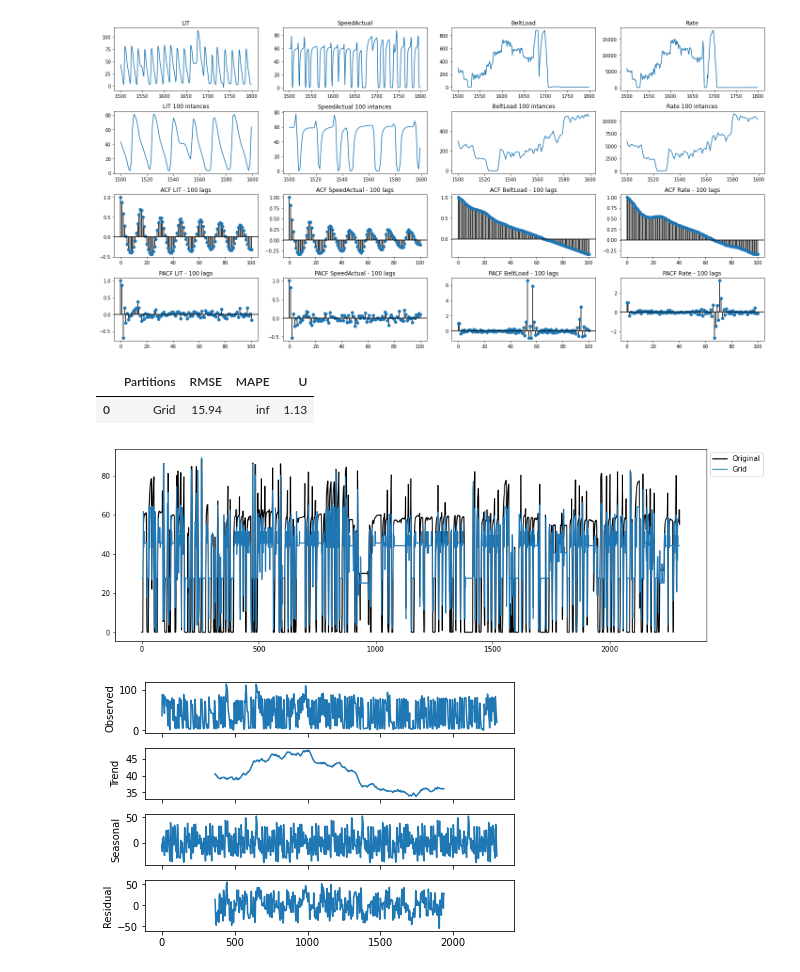
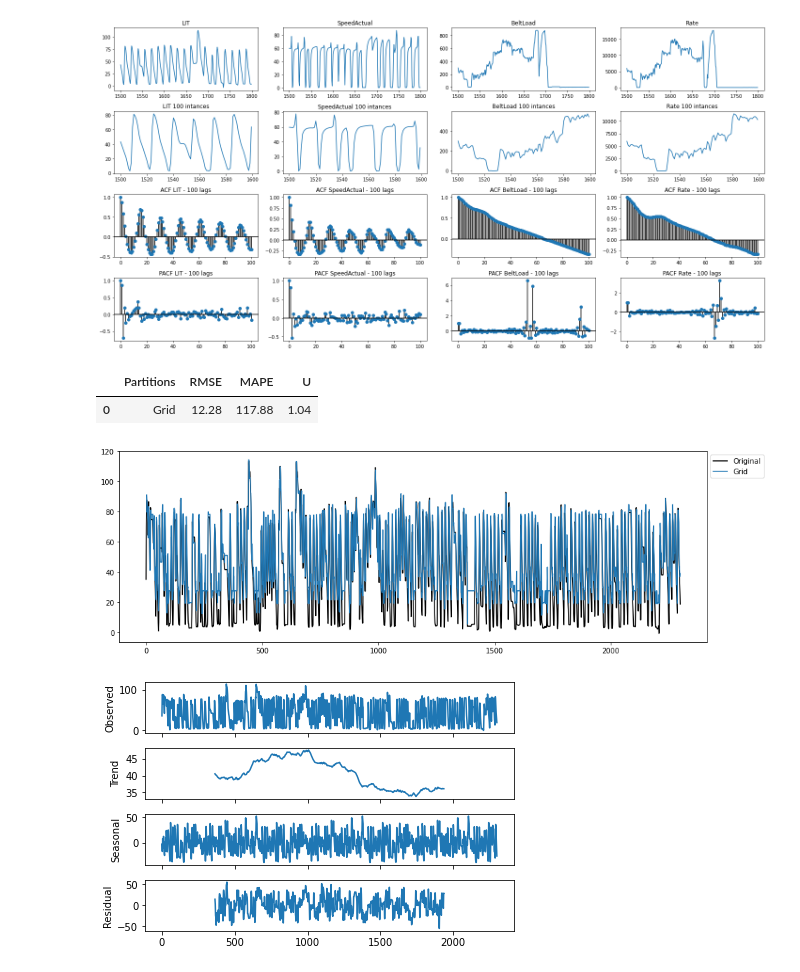
Before and after one commit to gabrielvinicios02/ExperimentsMultivariate, a Jupyter notebook: ClassificadorXGBoost.ipynb, the cells around one changed output. Cells and saved outputs as stored; diff of their text form; code cells hidden in the pictures.

```diff
--- a/ClassificadorXGBoost.ipynb
+++ b/ClassificadorXGBoost.ipynb
@@ -271,36 +271,36 @@ metodos = [Grid.GridPartitioner]#, Entropy.EntropyPartitioner, CMeans.CMeansPart
 k = 30
 
 rows = []
 
-y1=np.asarray(datasets1['SpeedActual'])
+y1=np.asarray(datasets1['LIT'])
 
 fig, ax = plt.subplots(nrows=1, ncols=1,figsize=[15,5])
 
 ax.plot(y1, label='Original',color='black')
 
 for contador, metodo in enumerate(metodos):
   part = metodo(data=y1, npart=k)
   model = hofts.HighOrderFTS(order=2, partitioner=part)
   model.fit(y1)
   forecasts = model.predict(y1)
   for o in range(model.order):
     forecasts.insert(0,None)
 
   ax.plot(forecasts[:-1], label=part.name)
 
   rmse, mape, u = Measures.get_point_statistics(y1, model)
 
   rows.append([part.name, rmse, mape, u])
 
 
 handles, labels = ax.get_legend_handles_labels()
 lgd = ax.legend(handles, labels, loc=2, bbox_to_anchor=(1, 1))
 
 pd.DataFrame(rows, columns=['Partitions','RMSE','MAPE','U'])
 # %% [output]
 |  | Partitions | RMSE | MAPE | U |
-| 0 | Grid | 15.94 | inf | 1.13 |
+| 0 | Grid | 12.28 | 117.88 | 1.04 |
-[figure, old version]
+[figure, new version]
 # %%
 from statsmodels.tsa.seasonal import seasonal_decompose
 
```
Also changed, not shown: parts of 9 cells of this notebook.
